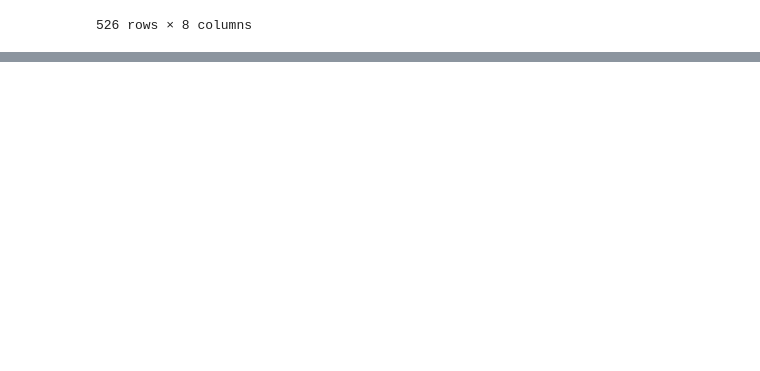
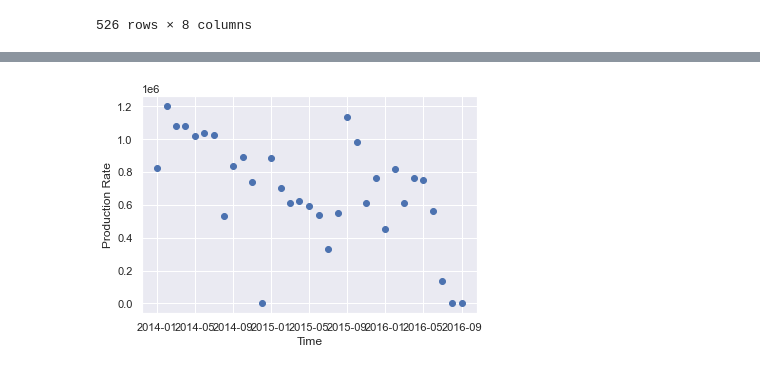
Before and after one commit to psyrixen/Petro, a Jupyter notebook: production analysis.ipynb, the cells around one changed output, grey strips where cells are left out. Cells and saved outputs as stored; diff of their text form; code cells hidden in the pictures; blank space fills up the shorter version.

```diff
--- a/production analysis.ipynb
+++ b/production analysis.ipynb
@@ -162,0 +317,7 @@ monthly.drop(columns=['Month','Year'])
+# %%
+plt.scatter(monthlyF15D_['Month_Year'],monthlyF15D_['Total_production'])
+plt.xlabel("Time")
+plt.ylabel("Production Rate")
+plt.show()
+# %% [output]
+[figure, added]
```
Also changed, not shown: parts of 17 cells of this notebook.
